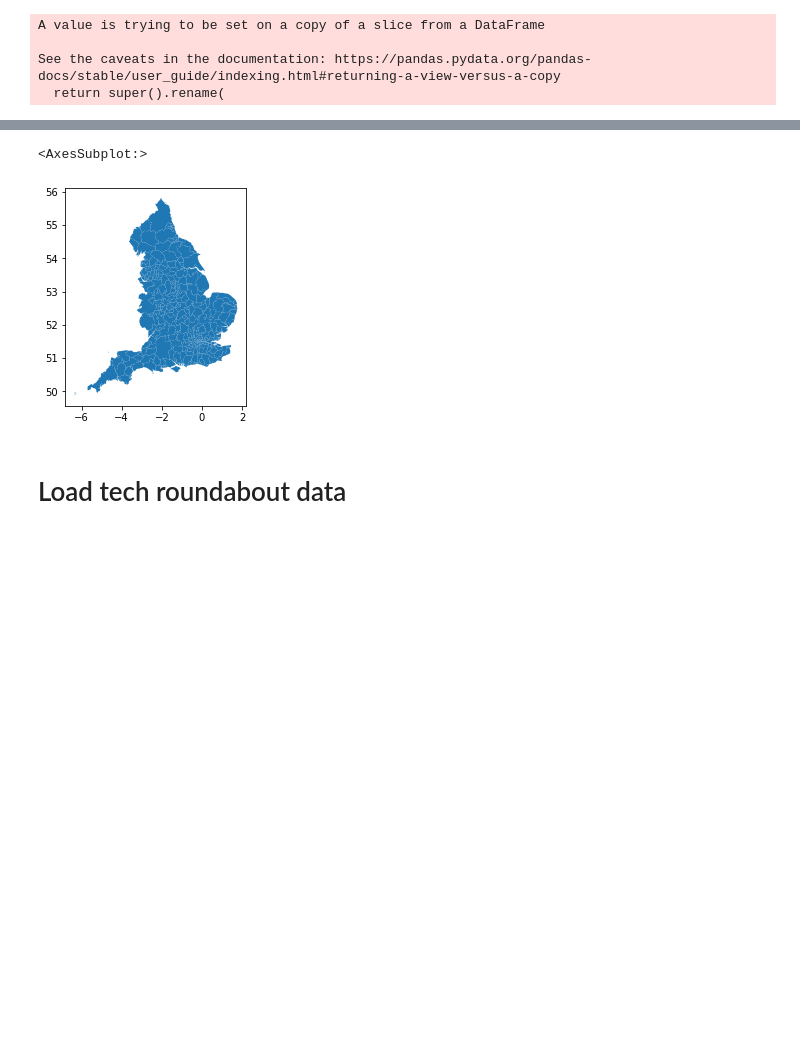
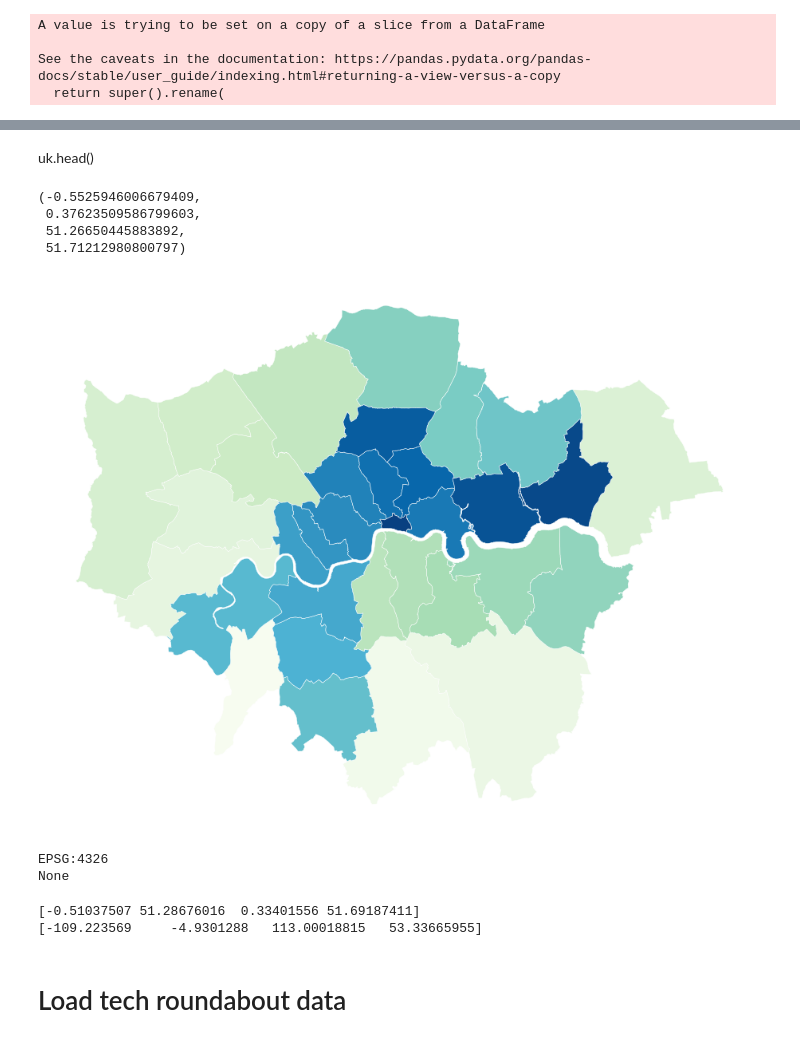
Before and after one commit to AnushaGooda/Data_Viz_FTP, a Jupyter notebook: scripts/visualization/geospatial exploration.ipynb, the cells around one changed output, grey strips where cells are left out. Saved outputs shown, nothing was run; the diff lists cells and outputs as text; code cells hidden in the pictures; blank space fills up the shorter version.

```diff
--- a/scripts/visualization/geospatial exploration.ipynb
+++ b/scripts/visualization/geospatial exploration.ipynb
@@ -73,5 +79,2 @@ uk.head()
-# %%
-uk.plot()
-# %% [output]
-<AxesSubplot:>
-[figure, removed]
+# %% [markdown]
+uk.head()
@@ -78,3 +83,24 @@ uk.plot()
+# %%
+ax = uk.plot (figsize = (16, 16), cmap='GnBu', linewidths = 0.5, edgecolors = 'white')
+ax.axis('off')
+# %% [output]
+(-0.5525946006679409,
+ 0.37623509586799603,
+ 51.26650445883892,
+ 51.71212980800797)
+[figure, added]
+# %%
+print(uk.crs)
+print(tech_roundabout_coordinates.crs)
+# %% [output]
+EPSG:4326
+None
+# %%
+print(uk.total_bounds)
+print(tech_roundabout_coordinates.total_bounds)
+# %% [output]
+[-0.51037507 51.28676016  0.33401556 51.69187411]
+[-109.223569     -4.9301288   113.00018815   53.33665955]
 # %% [markdown]
 # Load tech roundabout data
 # %%
```
Also changed, not shown: parts of 18 cells of this notebook, 4 other files.
